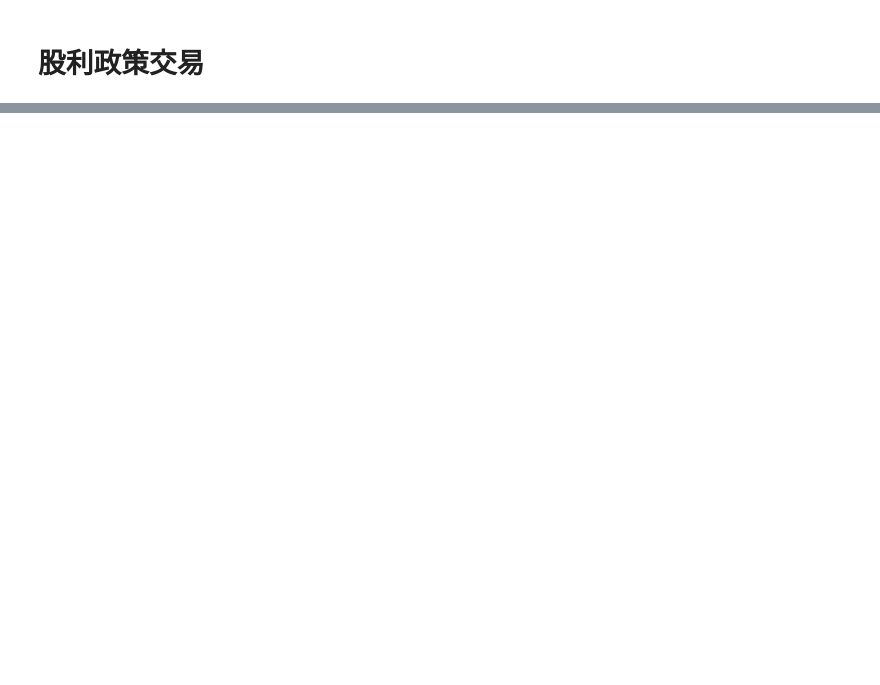
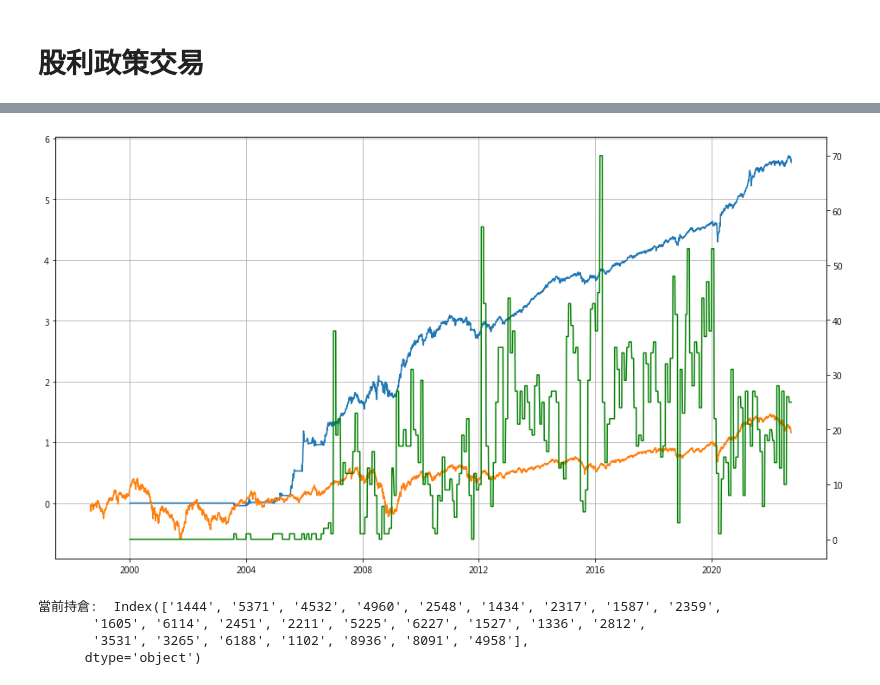
Before and after one commit to Chastely00/Chast, a Jupyter notebook: 股利回測.ipynb, the cells around one changed output, grey strips where cells are left out. Cells and saved outputs as stored; diff of their text form; code cells hidden in the pictures; blank space fills up the shorter version.

```diff
--- a/股利回測.ipynb
+++ b/股利回測.ipynb
@@ -266,0 +168,9 @@ Name: 1101, dtype: float64
+# %%
+buy = (PE < 15)&\
+    (PB < 1.5)&\
+    (成交金額.ge(成交金額.median(axis=1), axis=0))&\
+    (收盤價 > MA60)&\
+    (收盤價 > MA120)&\
+    (EPS_n > 0)&\
+    (營業收入淨額_n > 0)&\
+    (殖利率 > 0)
@@ -266,0 +196,55 @@ Name: 1101, dtype: float64
+# %%
+一個月損益 = (收盤價.shift(-22) - 收盤價.shift(-1)) / 收盤價.shift(-1)
+月初 = buy.groupby(pd.Grouper(freq='m')).head(1)
+月末 = buy.groupby(pd.Grouper(freq='m')).tail(1)
+季初 = buy.groupby(pd.Grouper(freq='q')).head(1)
+季末 = buy.groupby(pd.Grouper(freq='q')).tail(1)
+年初 = buy.groupby(pd.Grouper(freq='1y')).head(1)
+# %%
+def 轉日資料處理(df: pd.DataFrame):
+    轉日 = pd.DataFrame(index=收盤價.index, columns=收盤價.columns)
+    for i in df.index:
+        for c in df.columns:
+            轉日.at[i, c] = df.at[i, c]
+    轉日.fillna(method='ffill', inplace=True)
+    return 轉日
+
+
+def 損益(轉日: pd.DataFrame):
+    大盤損益 = 大盤收盤價.pct_change().cumsum()
+    日損益 = (收盤價.pct_change().shift(-1))
+    換股日損益 = 轉日 * 日損益
+    換股日平均損益 = 換股日損益.sum(axis=1) / 轉日.sum(axis=1)
+    fig, ax = plt.subplots(figsize=(16, 9))
+    ax1 = ax.twinx()
+    ax.plot(換股日平均損益.fillna(0).cumsum())
+    ax.plot(大盤損益)
+    ax1.plot(轉日.sum(axis=1), color='green')
+    ax.grid(True)
+    plt.show()
+    print('當前持倉: ', 轉日.iloc[-1][轉日.iloc[-1]].index)
+
+def 損益金額(轉日: pd.DataFrame):
+    持倉金額 = (轉日 * 收盤價 * 1000).sum(axis=1)
+    大盤損益 = (大盤收盤價.pct_change().mul(持倉金額, axis=0)).cumsum()
+    日損益 = (收盤價.pct_change().shift(-1))
+    換股日損益 = 轉日 * 日損益 * 1000
+    換股日平均損益 = 換股日損益.sum(axis=1)
+    fig, ax = plt.subplots(figsize=(16, 9))
+    ax1 = ax.twinx()
+    ax.plot(換股日平均損益.fillna(0).cumsum())
+    #ax.plot(大盤損益)
+    ax1.plot(轉日.sum(axis=1), color='green')
+    ax.grid(True)
+    plt.show()
+    print('當前持倉: ', 轉日.iloc[-1][轉日.iloc[-1] >= 1].index)
+
+
+轉日 = 轉日資料處理(月初)
+損益(轉日)
+# %% [output]
+[figure, added]
+當前持倉:  Index(['1444', '5371', '4532', '4960', '2548', '1434', '2317', '1587', '2359',
+       '1605', '6114', '2451', '2211', '5225', '6227', '1527', '1336', '2812',
+       '3531', '3265', '6188', '1102', '8936', '8091', '4958'],
+      dtype='object')
```
Also changed, not shown: parts of 32 cells of this notebook.
